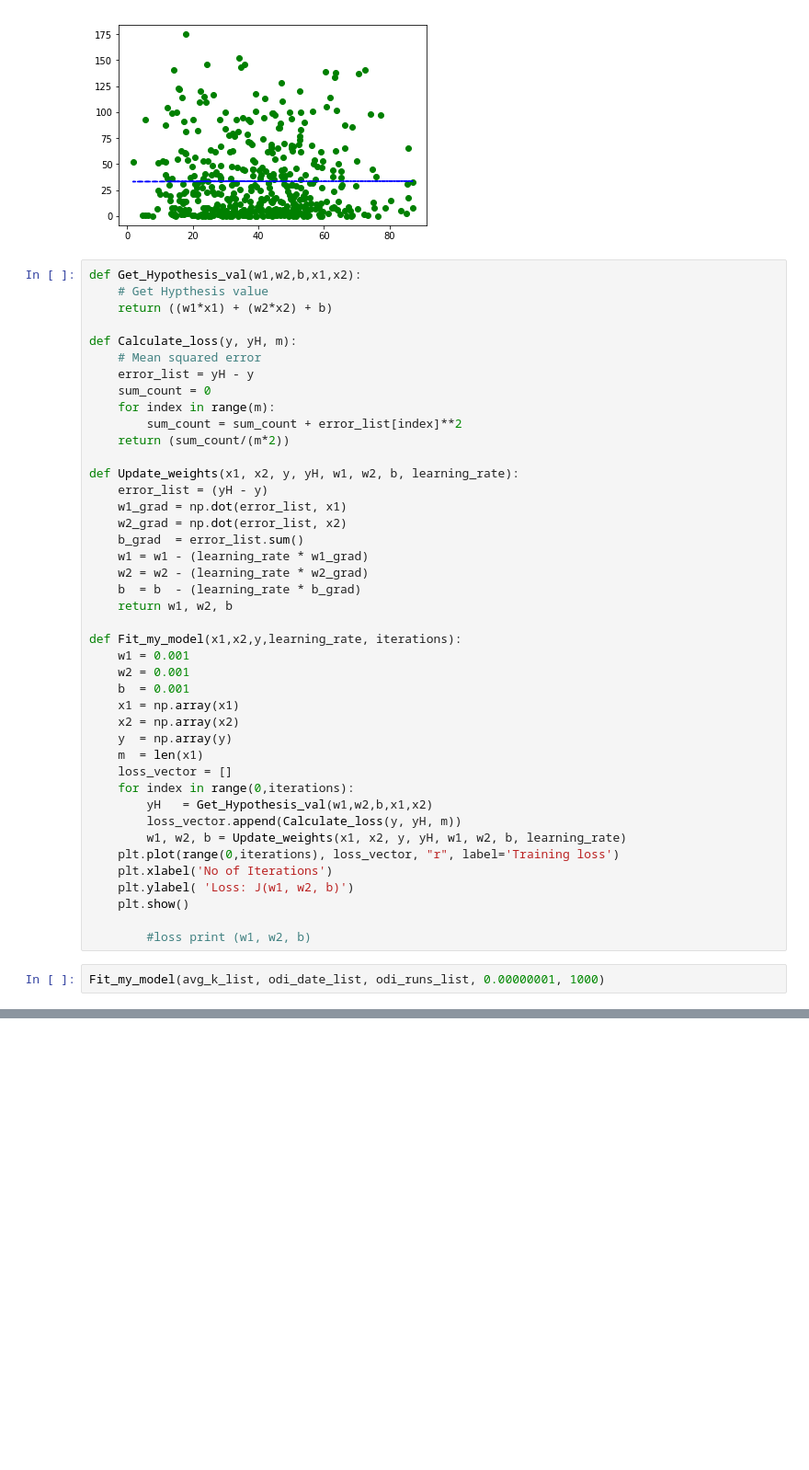
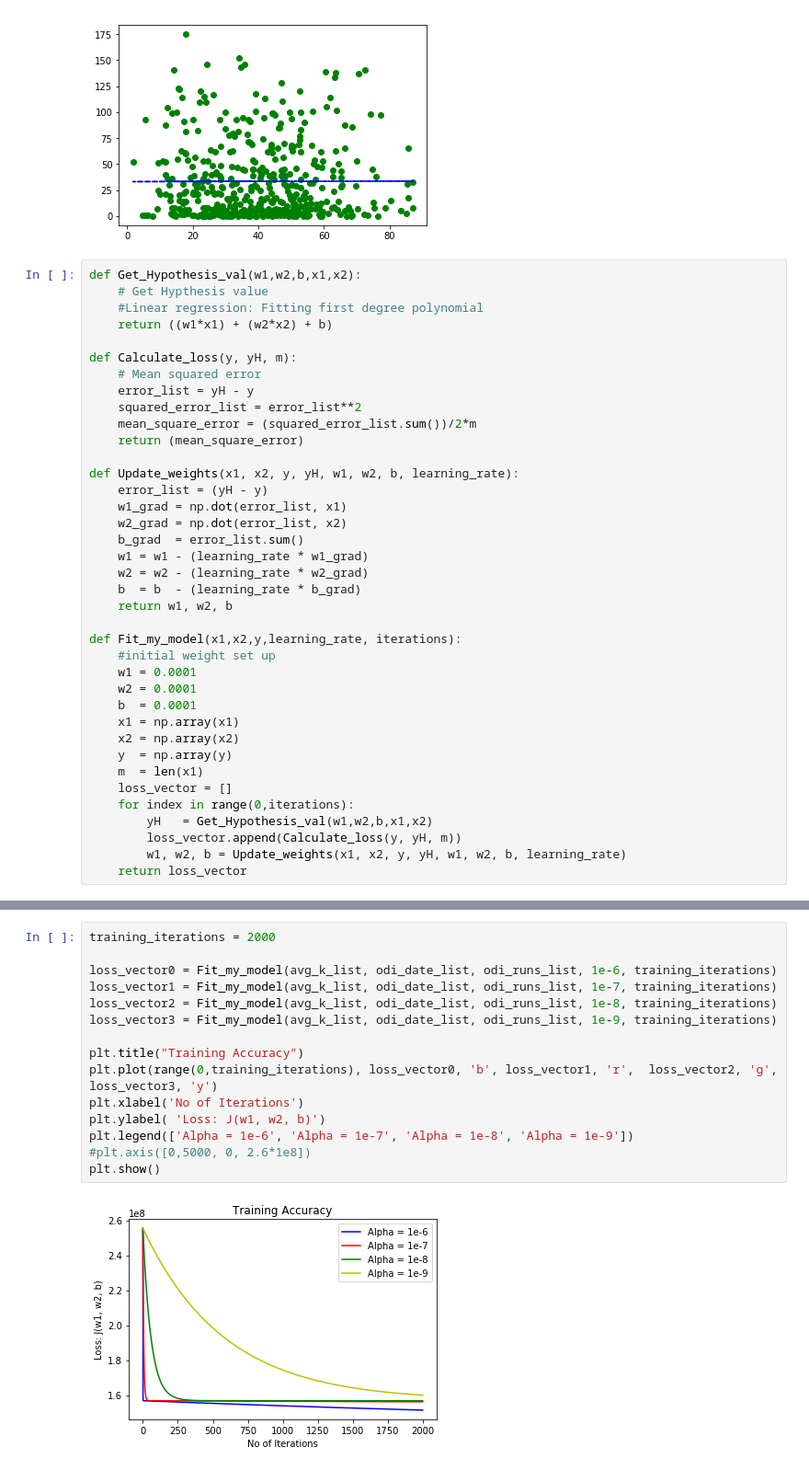
Before and after one commit to NEELMCW/Linear_regression, a Jupyter notebook: Assignment_1.2_two_features.ipynb, the cells around one changed output, grey strips where cells are left out. Shown at 92% size. Drawn from its saved outputs; the diff is of its cells as text; blank space fills up the shorter version.

Commit message:
Plotting change of learning rate in a single plot

```diff
--- a/Assignment_1.2_two_features.ipynb
+++ b/Assignment_1.2_two_features.ipynb
@@ -77,15 +77,15 @@ plt.plot(avg_k_list,odi_runs_list, 'go', avg_k_list, fit_fn_p(avg_k_list), '--b'
 # %%
 def Get_Hypothesis_val(w1,w2,b,x1,x2):
     # Get Hypthesis value
+    #Linear regression: Fitting first degree polynomial
     return ((w1*x1) + (w2*x2) + b)
 
 def Calculate_loss(y, yH, m):
     # Mean squared error
     error_list = yH - y
-    sum_count = 0
-    for index in range(m):
-        sum_count = sum_count + error_list[index]**2
-    return (sum_count/(m*2))
+    squared_error_list = error_list**2
+    mean_square_error = (squared_error_list.sum())/2*m
+    return (mean_square_error)
 
 def Update_weights(x1, x2, y, yH, w1, w2, b, learning_rate):
     error_list = (yH - y)
@@ -98,9 +98,10 @@ def Update_weights(x1, x2, y, yH, w1, w2, b, learning_rate):
     return w1, w2, b
 
 def Fit_my_model(x1,x2,y,learning_rate, iterations):
-    w1 = 0.001
-    w2 = 0.001
-    b  = 0.001
+    #initial weight set up
+    w1 = 0.0001
+    w2 = 0.0001
+    b  = 0.0001
     x1 = np.array(x1)
     x2 = np.array(x2)
     y  = np.array(y)
@@ -110,11 +111,4 @@ def Fit_my_model(x1,x2,y,learning_rate, iterations):
         yH   = Get_Hypothesis_val(w1,w2,b,x1,x2)
         loss_vector.append(Calculate_loss(y, yH, m))
         w1, w2, b = Update_weights(x1, x2, y, yH, w1, w2, b, learning_rate)
-    plt.plot(range(0,iterations), loss_vector, "r", label='Training loss')
-    plt.xlabel('No of Iterations')
-    plt.ylabel( 'Loss: J(w1, w2, b)')
-    plt.show()
-
-        #loss print (w1, w2, b)
+    return loss_vector
-# %%
-Fit_my_model(avg_k_list, odi_date_list, odi_runs_list, 0.00000001, 1000)
@@ -122,0 +115,17 @@ Fit_my_model(avg_k_list, odi_date_list, odi_runs_list, 0.00000001, 1000)
+# %%
+training_iterations = 2000
+
+loss_vector0 = Fit_my_model(avg_k_list, odi_date_list, odi_runs_list, 1e-6, training_iterations)
+loss_vector1 = Fit_my_model(avg_k_list, odi_date_list, odi_runs_list, 1e-7, training_iterations)
+loss_vector2 = Fit_my_model(avg_k_list, odi_date_list, odi_runs_list, 1e-8, training_iterations)
+loss_vector3 = Fit_my_model(avg_k_list, odi_date_list, odi_runs_list, 1e-9, training_iterations)
+
+plt.title("Training Accuracy")
+plt.plot(range(0,training_iterations), loss_vector0, 'b', loss_vector1, 'r',  loss_vector2, 'g',  loss_vector3, 'y')
+plt.xlabel('No of Iterations')
+plt.ylabel( 'Loss: J(w1, w2, b)')
+plt.legend(['Alpha = 1e-6', 'Alpha = 1e-7', 'Alpha = 1e-8', 'Alpha = 1e-9'])
+#plt.axis([0,5000, 0, 2.6*1e8])
+plt.show()
+# %% [output]
+[figure, added]
```
Also changed, not shown: parts of 1 cell of this notebook.
